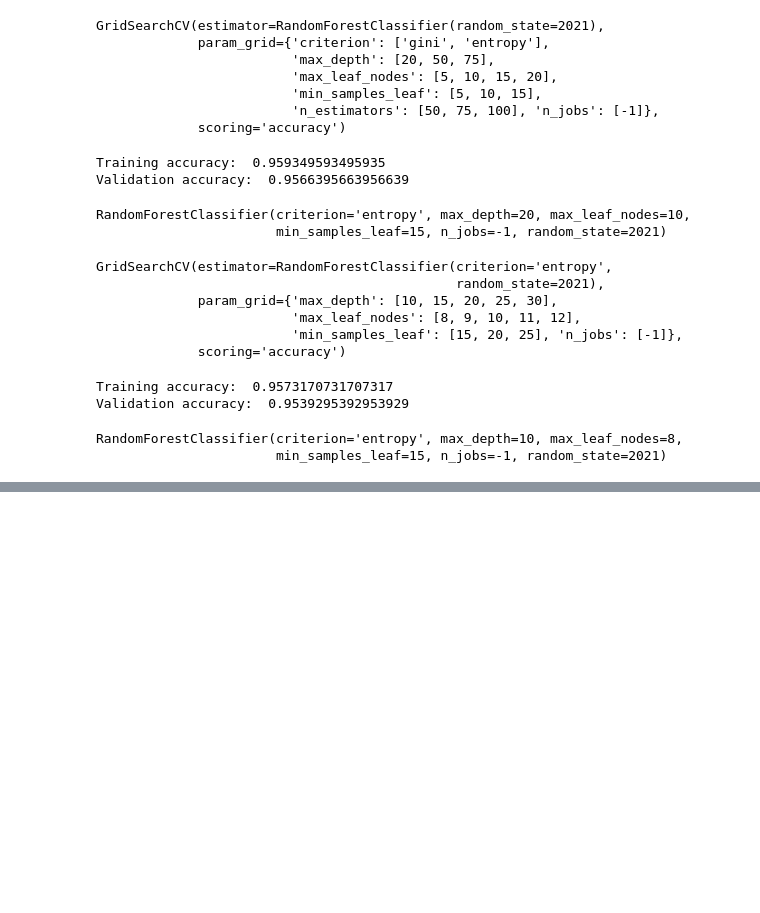
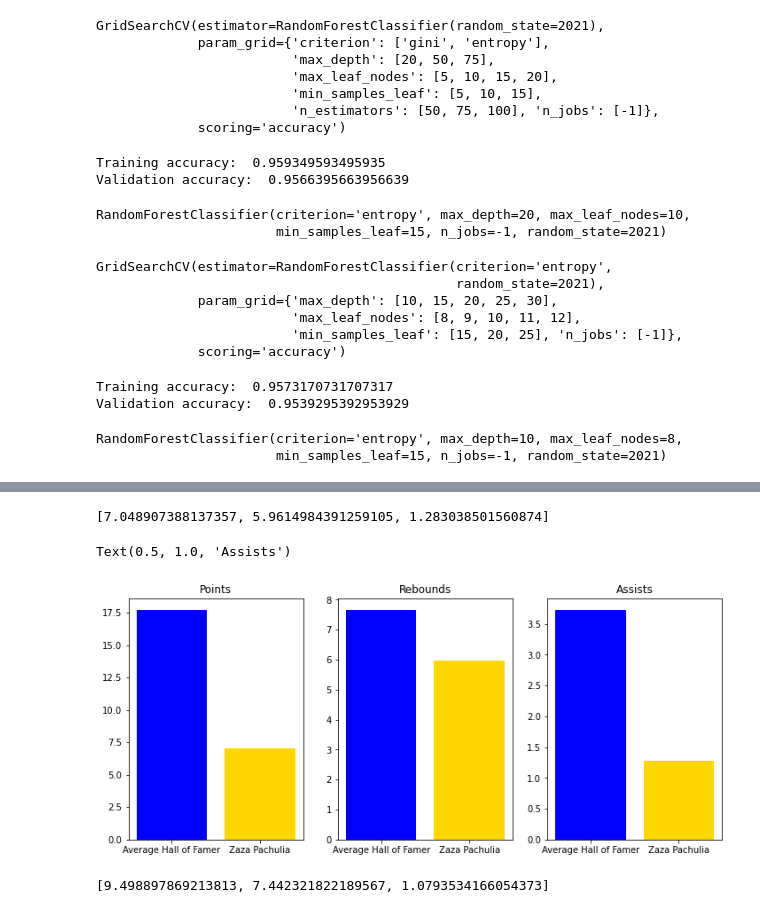
Before and after one commit to haydenj8/NBA_Project3, a Jupyter notebook: Graphs.ipynb, the cells around one changed output, grey strips where cells are left out. Cells and saved outputs as stored; diff of their text form; code cells hidden in the pictures; blank space fills up the shorter version.

```diff
--- a/Untitled.ipynb
+++ b/Graphs.ipynb
@@ -736,0 +833,28 @@ Name: Allen Iverson*, dtype: object
+# %%
+def get_player_stats_v2(hall_of_fame, player_name):
+    for i, row in hall_of_fame.iterrows():
+        if hall_of_fame.index == player_name:
+            return [float(row['points/game']), float(row['rebounds/game']), float(row['assists/game'])]
+# %%
+zaza = hall_of_fame[hall_of_fame.index == "Zaza Pachulia"]
+# %%
+zaza_stats = get_player_stats_v2(zaza, "Zaza Pachulia")
+print(zaza_stats)
+# %% [output]
+[7.048907388137357, 5.9614984391259105, 1.283038501560874]
+# %%
+plt.figure(figsize=(12,5))
+plt.subplot(1, 3,1)
+plt.bar(["Average Hall of Famer","Zaza Pachulia"], [hof_points, zaza_stats[0]],color=colors)
+plt.title("Points")
+
+plt.subplot(1, 3, 2)
+plt.bar(["Average Hall of Famer","Zaza Pachulia"], [hof_rebounds, zaza_stats[1]],color=colors)
+plt.title("Rebounds")
+
+plt.subplot(1, 3, 3)
+plt.bar(["Average Hall of Famer","Zaza Pachulia"], [hof_assists, zaza_stats[2]],color=colors)
+plt.title("Assists")
+# %% [output]
+Text(0.5, 1.0, 'Assists')
+[figure, added]
@@ -736,0 +863,5 @@ Name: Allen Iverson*, dtype: object
+# %%
+ac_stats = get_player_stats_v2(ac, "A.C. Green")
+print(ac_stats)
+# %% [output]
+[9.498897869213813, 7.442321822189567, 1.0793534166054373]
```
Also changed, not shown: parts of 36 cells of this notebook, 1 other file.
